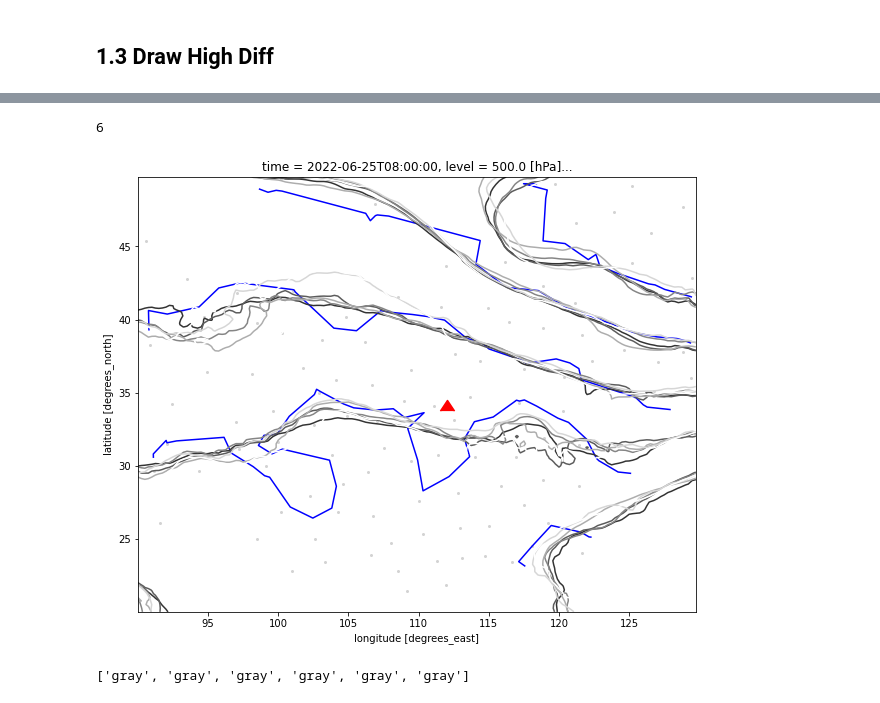
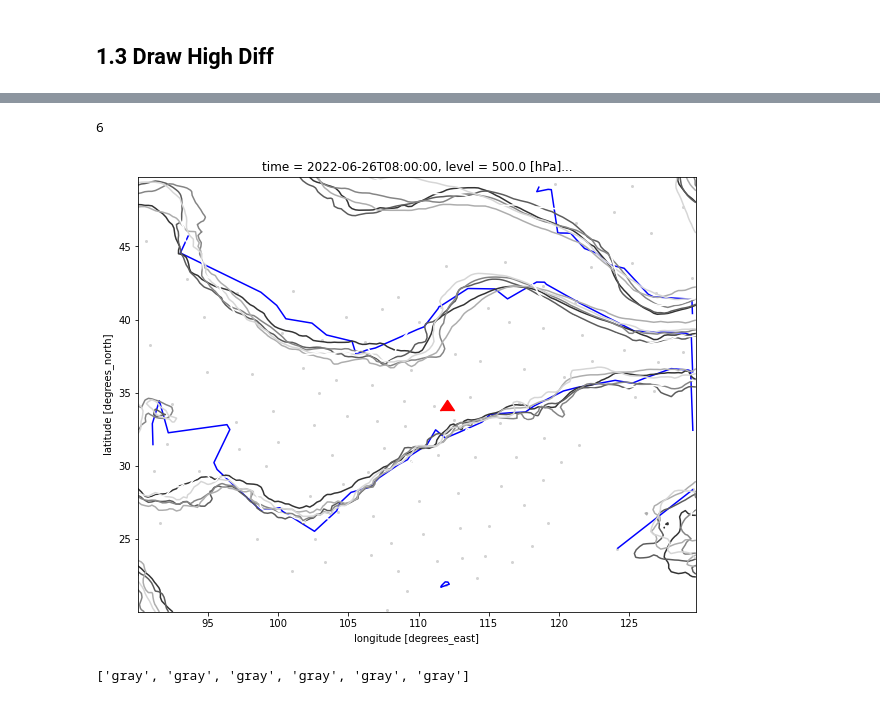
Before and after one commit to likev/weather-plot, a Jupyter notebook: High.ipynb, the cells around one changed output, grey strips where cells are left out. Cells and saved outputs as stored; diff of their text form; code cells hidden in the pictures.

Commit message:
support for plot diff of different height levels

```diff
--- a/High.ipynb
+++ b/High.ipynb
@@ -102,7 +102,8 @@ array([[[439.2531 , 439.12808, 439.06558, ..., 437.8031 , 437.82806,
 # %% [markdown]
 ## 1.2 Draw High Plot
 # %%
-plot500 = get_station_data("UPPER_AIR/PLOT/500", "20220625080000.000", dropna=True, cache=False)
+level = '500'
+plot500 = get_station_data(f"UPPER_AIR/PLOT/{level}", "20220626080000.000", dropna=True, cache=False)
 plot500
 # %% [output]
 |  | ID | lon | lat | Alt | Dewpoint_depression | Geopotential_hight | Temp | Wind_angle | ... |
@@ -126,7 +127,8 @@ plot500 = plot500[(bottom <= plot500['lat']) & (plot500['lat'] <= top) &
 # plot:
 fig, ax = plt.subplots(figsize=(10, 8))
 
-levels = [564, 572, 580, 588]
+#levels = [564, 572, 580, 588]
+levels = np.linspace( plot500.Geopotential_hight.min(), plot500.Geopotential_hight.max(), 5 )
 
 ax.plot(plot500.lon, plot500.lat, 'o', markersize=2, color='lightgrey')
 cntr = ax.tricontour(plot500.lon, plot500.lat, plot500.Geopotential_hight, levels=levels, add_colorbar=True)
@@ -152,8 +154,8 @@ NCEP_GFS_HR/HGT/500/22062408.000
 
 SHANGHAI_MR/HGT/500/22062420.000
 """
-directory500 = 'ECMWF_HR/HGT/500'
-fhours = np.arange(12, 12*7, 12)
+directory500 = f'ECMWF_HR/HGT/{level}'
+fhours = np.arange(36, 12*6 + 36, 12)
 filenames = filenames + '.' + ['%03d'%(fhour) for fhour in fhours]
 
 print(filenames)
@@ -185,25 +187,23 @@ Attributes:
     Origin:       MICAPS Cassandra DB
 # %%
 fig, ax = plt.subplots(figsize=(10, 8))
-
-levels = [564, 572, 580, 584,  588]
 
 ax.plot(plot500.lon, plot500.lat, 'o', markersize=2, color='lightgrey')
 cntr = ax.tricontour(plot500.lon, plot500.lat, plot500.Geopotential_hight, levels=levels, colors = 'blue') #add_colorbar=True
 
 #fig.colorbar(cntr, ax=ax)
 ax.scatter(112, 34.5, s=200, c='red', marker=6)
 
 H500Area = H500.hgt.isel(level=0).sel(lon=np.arange(left,right,0.25),lat=np.arange(bottom,top,0.25), method="nearest")
 
 print(H500Area.shape[0])
 for index in range(0,H500Area.shape[0]):
     colors = index/5 * (1-0.2) + 0.2
     H500Area.isel(time=index).plot.contour(ax = ax, levels=levels, colors = str(colors) )
     pass
 # %% [output]
 6
-[figure, old version]
+[figure, new version]
 # %%
 ['gray']*6
 # %% [output]
```
Also changed, not shown: parts of 3 cells of this notebook, 1 other file.
